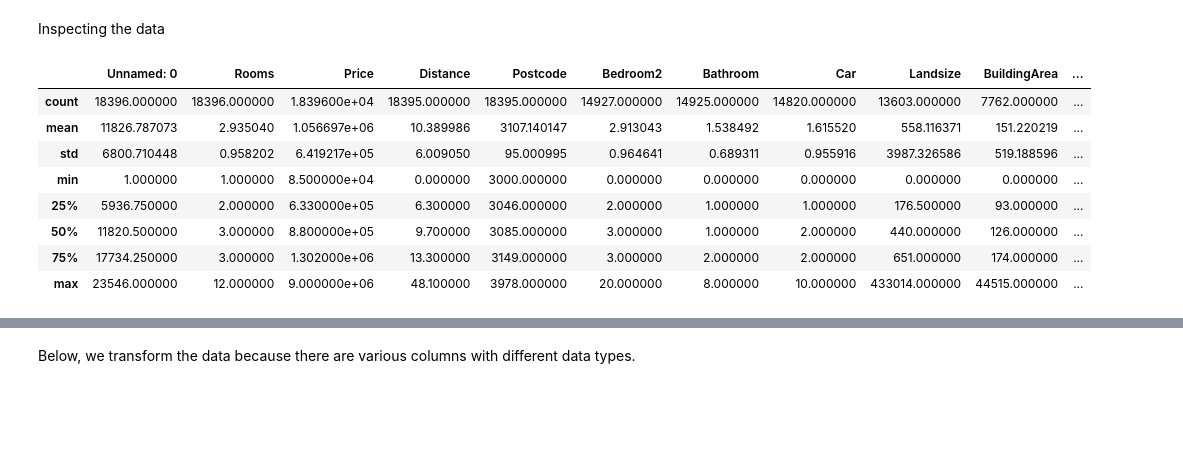
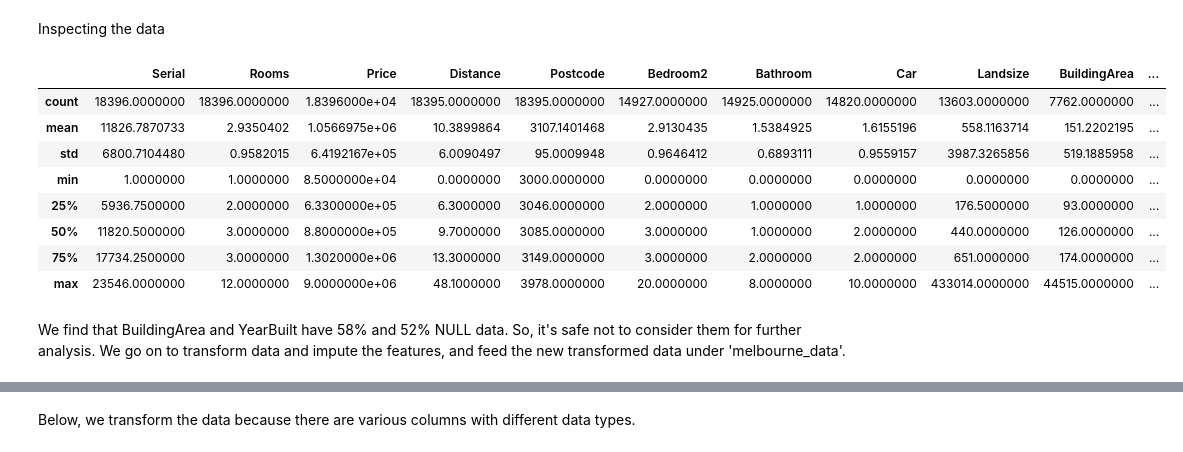
Before and after one commit to HimanshuDwivedi623317/Melbourne-ML, a Jupyter notebook: Melbourne ML/Melbourne.ipynb, the cells around one changed output, grey strips where cells are left out. Cells and saved outputs as stored; diff of their text form; code cells hidden in the pictures; blank space fills up the shorter version.

```diff
--- a/Melbourne ML/Melbourne.ipynb
+++ b/Melbourne ML/Melbourne.ipynb
@@ -30,4 +30,4 @@ from math import sqrt
 Dataset resides in the path indicated by the variable melbourne_file_path below.
 # %%
 melbourne_file_path = "melbourne-housing-staticversion/melb_data.csv"
-melbourne_data = pd.read_csv(melbourne_file_path)
+m_data = pd.read_csv(melbourne_file_path)
@@ -34,3 +36,5 @@ melbourne_data = pd.read_csv(melbourne_file_path)
+# %%
+pd.options.display.float_format = '{:.7f}'.format
 # %% [markdown]
 Displaying initial 5 rows of the dataset
 # %%
@@ -46,15 +52,19 @@ melbourne_data.head()
+# %%
+m_data.rename(columns={m_data.columns.values[0]: 'Serial'}, inplace =True)
 # %% [markdown]
 Inspecting the data
 # %%
-melbourne_data.shape
-melbourne_data.describe()
+m_data.shape
+m_data.describe()
 # %% [output]
-|  | Unnamed: 0 | Rooms | Price | Distance | Postcode | Bedroom2 | Bathroom | Car | Landsize | BuildingArea | ... |
-| count | 18396.000000 | 18396.000000 | 1.839600e+04 | 18395.000000 | 18395.000000 | 14927.000000 | 14925.000000 | 14820.000000 | 13603.000000 | 7762.000000 | ... |
-| mean | 11826.787073 | 2.935040 | 1.056697e+06 | 10.389986 | 3107.140147 | 2.913043 | 1.538492 | 1.615520 | 558.116371 | 151.220219 | ... |
-| std | 6800.710448 | 0.958202 | 6.419217e+05 | 6.009050 | 95.000995 | 0.964641 | 0.689311 | 0.955916 | 3987.326586 | 519.188596 | ... |
-| min | 1.000000 | 1.000000 | 8.500000e+04 | 0.000000 | 3000.000000 | 0.000000 | 0.000000 | 0.000000 | 0.000000 | 0.000000 | ... |
-| 25% | 5936.750000 | 2.000000 | 6.330000e+05 | 6.300000 | 3046.000000 | 2.000000 | 1.000000 | 1.000000 | 176.500000 | 93.000000 | ... |
-| 50% | 11820.500000 | 3.000000 | 8.800000e+05 | 9.700000 | 3085.000000 | 3.000000 | 1.000000 | 2.000000 | 440.000000 | 126.000000 | ... |
-| 75% | 17734.250000 | 3.000000 | 1.302000e+06 | 13.300000 | 3149.000000 | 3.000000 | 2.000000 | 2.000000 | 651.000000 | 174.000000 | ... |
-| max | 23546.000000 | 12.000000 | 9.000000e+06 | 48.100000 | 3978.000000 | 20.000000 | 8.000000 | 10.000000 | 433014.000000 | 44515.000000 | ... |
+|  | Serial | Rooms | Price | Distance | Postcode | Bedroom2 | Bathroom | Car | Landsize | BuildingArea | ... |
+| count | 18396.0000000 | 18396.0000000 | 1.8396000e+04 | 18395.0000000 | 18395.0000000 | 14927.0000000 | 14925.0000000 | 14820.0000000 | 13603.0000000 | 7762.0000000 | ... |
+| mean | 11826.7870733 | 2.9350402 | 1.0566975e+06 | 10.3899864 | 3107.1401468 | 2.9130435 | 1.5384925 | 1.6155196 | 558.1163714 | 151.2202195 | ... |
+| std | 6800.7104480 | 0.9582015 | 6.4192167e+05 | 6.0090497 | 95.0009948 | 0.9646412 | 0.6893111 | 0.9559157 | 3987.3265856 | 519.1885958 | ... |
+| min | 1.0000000 | 1.0000000 | 8.5000000e+04 | 0.0000000 | 3000.0000000 | 0.0000000 | 0.0000000 | 0.0000000 | 0.0000000 | 0.0000000 | ... |
+| 25% | 5936.7500000 | 2.0000000 | 6.3300000e+05 | 6.3000000 | 3046.0000000 | 2.0000000 | 1.0000000 | 1.0000000 | 176.5000000 | 93.0000000 | ... |
+| 50% | 11820.5000000 | 3.0000000 | 8.8000000e+05 | 9.7000000 | 3085.0000000 | 3.0000000 | 1.0000000 | 2.0000000 | 440.0000000 | 126.0000000 | ... |
+| 75% | 17734.2500000 | 3.0000000 | 1.3020000e+06 | 13.3000000 | 3149.0000000 | 3.0000000 | 2.0000000 | 2.0000000 | 651.0000000 | 174.0000000 | ... |
+| max | 23546.0000000 | 12.0000000 | 9.0000000e+06 | 48.1000000 | 3978.0000000 | 20.0000000 | 8.0000000 | 10.0000000 | 433014.0000000 | 44515.0000000 | ... |
+# %% [markdown]
+We find that BuildingArea and YearBuilt have 58% and 52% NULL data. So, it's safe not to consider them for further analysis. We go on to transform data and impute the features, and feed the new transformed data under 'melbourne_data'.
```
Also changed, not shown: parts of 18 cells of this notebook.
